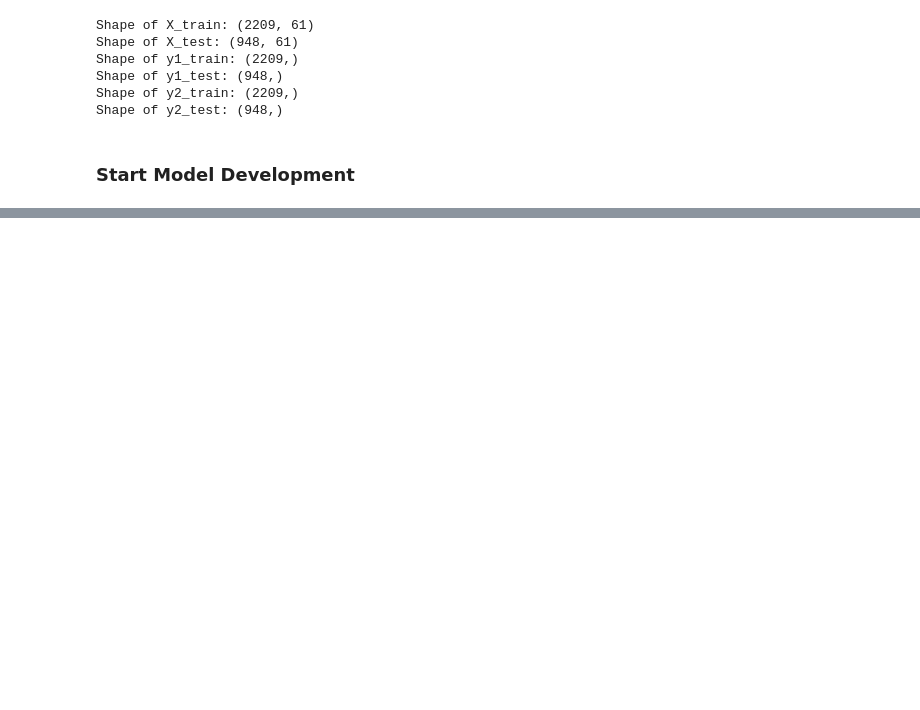
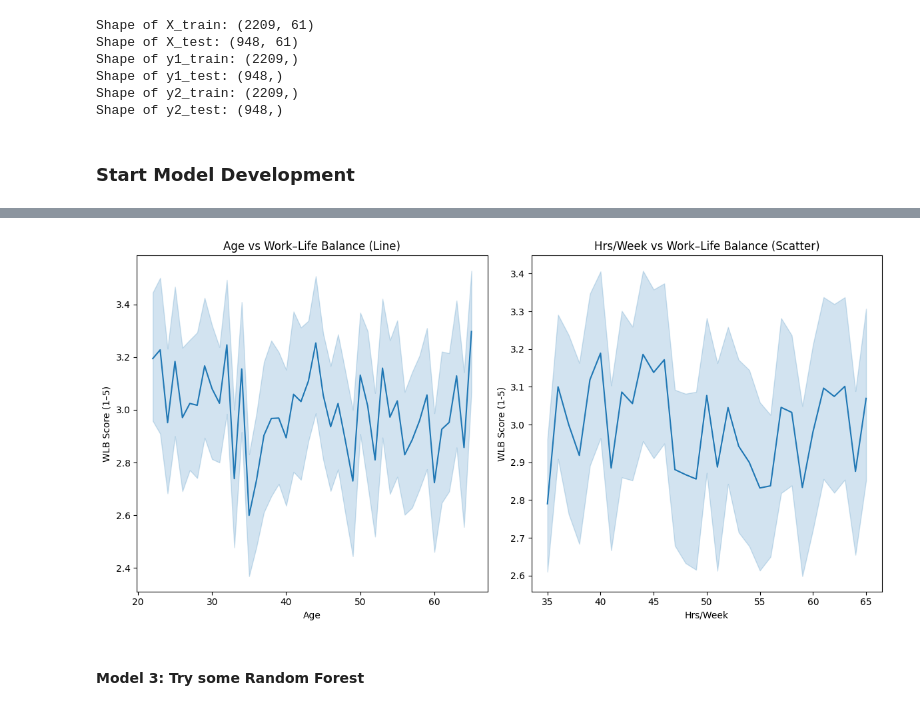
Before and after one commit to hantayc/remote-work-health-survey, a Jupyter notebook: eda.ipynb, the cells around one changed output, grey strips where cells are left out. Saved outputs shown, nothing was run; the diff lists cells and outputs as text; code cells hidden in the pictures; blank space fills up the shorter version.

```diff
--- a/eda.ipynb
+++ b/eda.ipynb
@@ -353,0 +431,34 @@ weighted avg       0.21      0.34      0.20       948
+# %%
+# Check Age Against important features
+fig, axes = plt.subplots(nrows = 1, ncols = 2, figsize = (12,6))
+
+sns.lineplot(
+    x='Age',
+    y='Work_Life_Balance_Score',
+    data=df,
+    ax=axes[0]
+)
+
+axes[0].set_title("Age vs Work–Life Balance (Line)")
+axes[0].set_xlabel("Age")
+axes[0].set_ylabel("WLB Score (1–5)")
+
+# — Right
+sns.lineplot(
+    x='Hours_Per_Week',
+    y='Work_Life_Balance_Score',
+    data=df,
+    ax=axes[1]
+)
+axes[1].set_title("Hrs/Week vs Work–Life Balance (Scatter)")
+axes[1].set_xlabel("Hrs/Week")
+axes[1].set_ylabel("WLB Score (1-5)")
+
+plt.tight_layout()
+plt.show()
+
+plt.show()
+# %% [output]
+[figure, added]
+# %% [markdown]
+#### Model 3: Try some Random Forest
```
Also changed, not shown: parts of 15 cells of this notebook.
